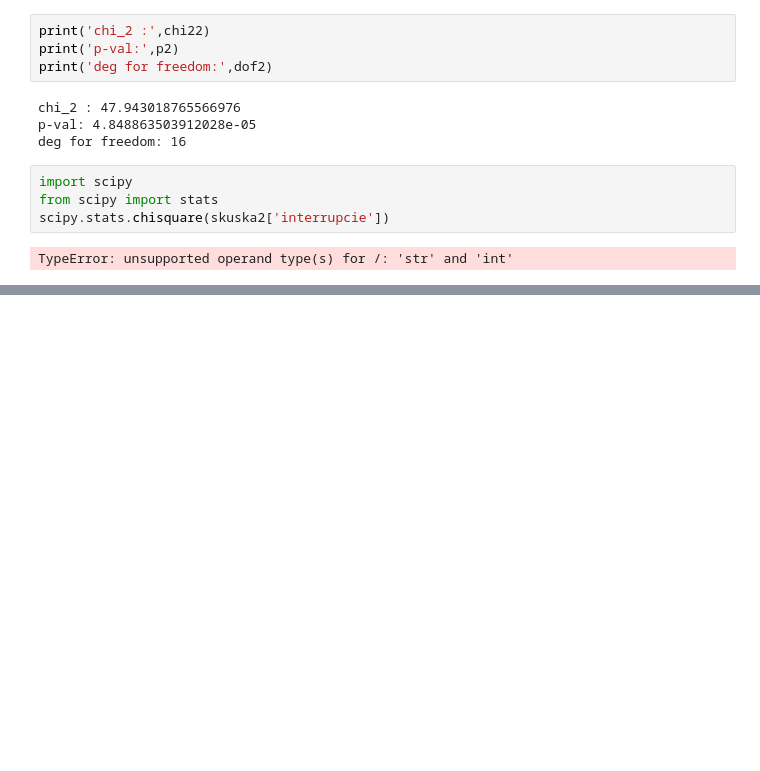
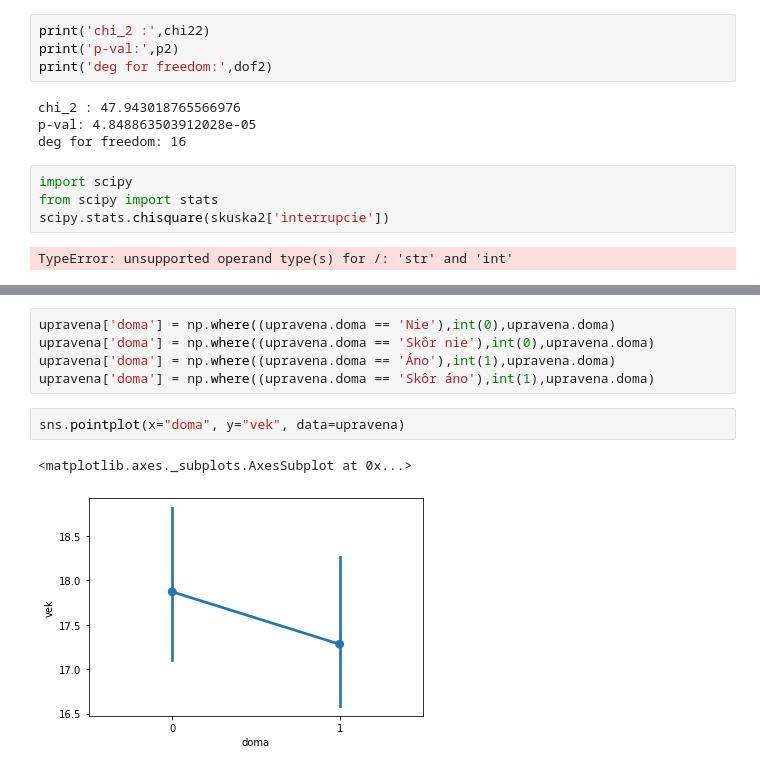
Before and after one commit to KlaraHirm/SOC, a Jupyter notebook: SOC.ipynb, the cells around one changed output, grey strips where cells are left out. Cells and saved outputs as stored; diff of their text form; blank space fills up the shorter version.

```diff
--- a/SOC.ipynb
+++ b/SOC.ipynb
@@ -542,0 +578,10 @@ skuska.
+# %%
+upravena['doma'] = np.where((upravena.doma == 'Nie'),int(0),upravena.doma)
+upravena['doma'] = np.where((upravena.doma == 'Skôr nie'),int(0),upravena.doma)
+upravena['doma'] = np.where((upravena.doma == 'Áno'),int(1),upravena.doma)
+upravena['doma'] = np.where((upravena.doma == 'Skôr áno'),int(1),upravena.doma)
+# %%
+sns.pointplot(x="doma", y="vek", data=upravena)
+# %% [output]
+<matplotlib.axes._subplots.AxesSubplot at 0x...>
+[figure, added]
```
Also changed, not shown: parts of 16 cells of this notebook.
